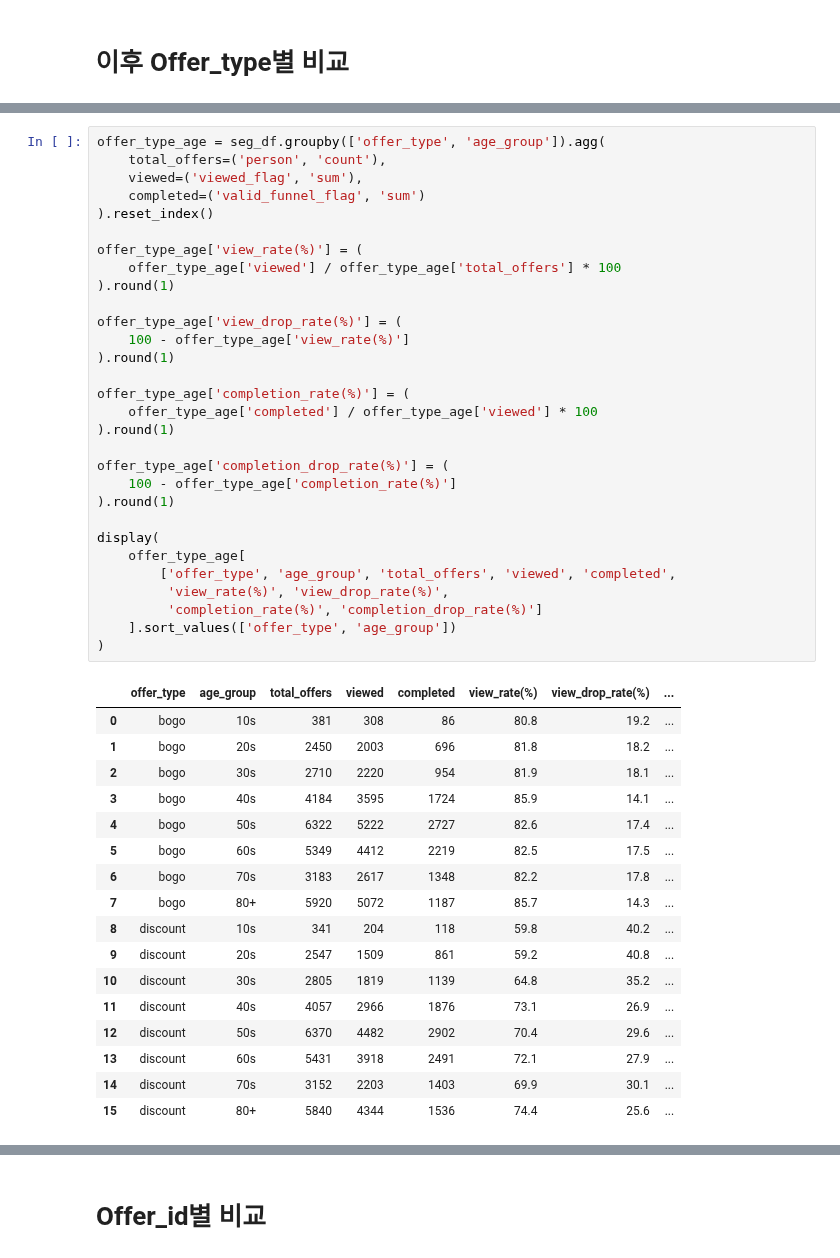
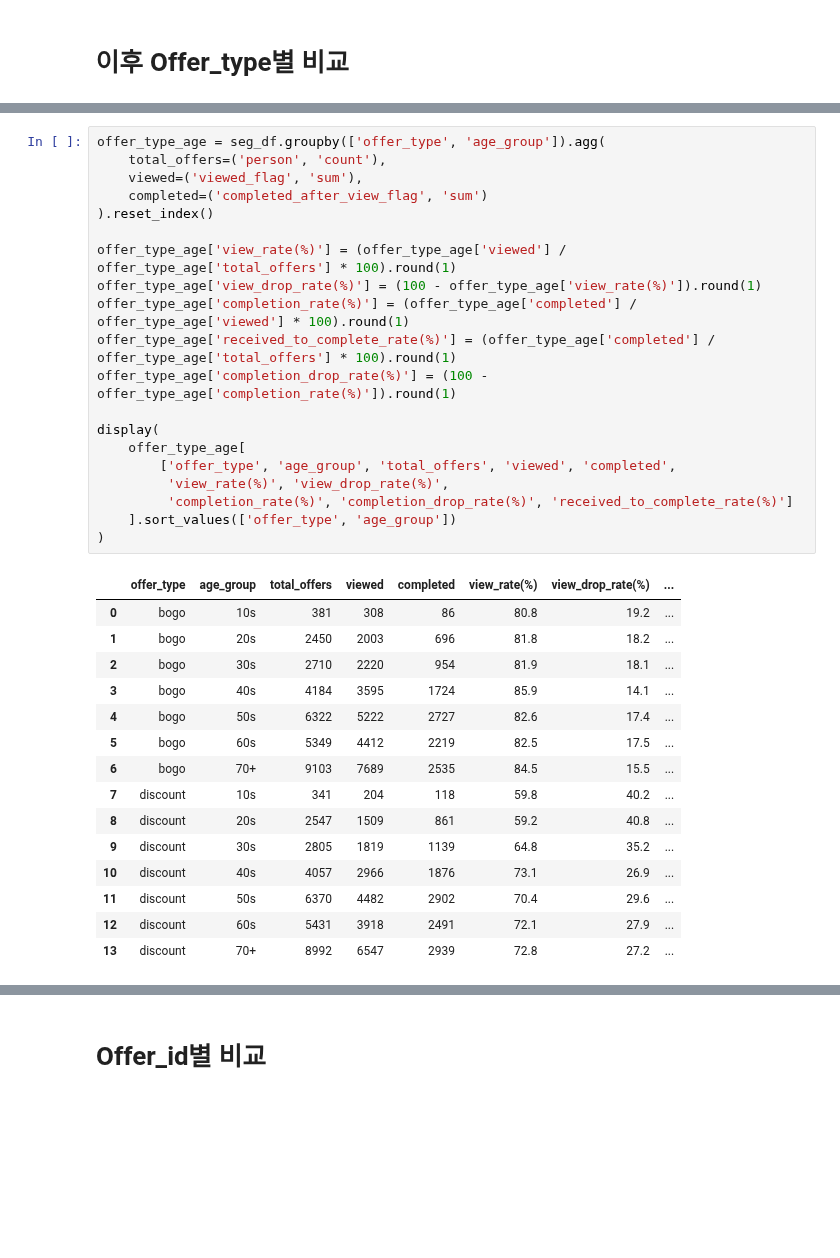
Before and after one commit to yoohengu/marketing_starbucks, a Jupyter notebook: khw/04_3_UK_bogo_dis_seg_cus.ipynb, the cells around one changed output, grey strips where cells are left out. Cells and saved outputs as stored; diff of their text form; blank space fills up the shorter version.

```diff
--- a/khw/04_3_UK_bogo_dis_seg_cus.ipynb
+++ b/khw/04_3_UK_bogo_dis_seg_cus.ipynb
@@ -270,51 +214,39 @@ display(
 # %%
 offer_type_age = seg_df.groupby(['offer_type', 'age_group']).agg(
     total_offers=('person', 'count'),
     viewed=('viewed_flag', 'sum'),
-    completed=('valid_funnel_flag', 'sum')
+    completed=('completed_after_view_flag', 'sum')
 ).reset_index()
 
-offer_type_age['view_rate(%)'] = (
-    offer_type_age['viewed'] / offer_type_age['total_offers'] * 100
-).round(1)
-
-offer_type_age['view_drop_rate(%)'] = (
-    100 - offer_type_age['view_rate(%)']
-).round(1)
-
-offer_type_age['completion_rate(%)'] = (
-    offer_type_age['completed'] / offer_type_age['viewed'] * 100
-).round(1)
-
-offer_type_age['completion_drop_rate(%)'] = (
-    100 - offer_type_age['completion_rate(%)']
-).round(1)
+offer_type_age['view_rate(%)'] = (offer_type_age['viewed'] / offer_type_age['total_offers'] * 100).round(1)
+offer_type_age['view_drop_rate(%)'] = (100 - offer_type_age['view_rate(%)']).round(1)
+offer_type_age['completion_rate(%)'] = (offer_type_age['completed'] / offer_type_age['viewed'] * 100).round(1)
+offer_type_age['received_to_complete_rate(%)'] = (offer_type_age['completed'] / offer_type_age['total_offers'] * 100).round(1)
+offer_type_age['completion_drop_rate(%)'] = (100 - offer_type_age['completion_rate(%)']).round(1)
 
 display(
     offer_type_age[
         ['offer_type', 'age_group', 'total_offers', 'viewed', 'completed',
          'view_rate(%)', 'view_drop_rate(%)',
-         'completion_rate(%)', 'completion_drop_rate(%)']
+         'completion_rate(%)', 'completion_drop_rate(%)', 'received_to_complete_rate(%)']
     ].sort_values(['offer_type', 'age_group'])
 )
 # %% [output]
 |  | offer_type | age_group | total_offers | viewed | completed | view_rate(%) | view_drop_rate(%) | ... |
 | 0 | bogo | 10s | 381 | 308 | 86 | 80.8 | 19.2 | ... |
 | 1 | bogo | 20s | 2450 | 2003 | 696 | 81.8 | 18.2 | ... |
 | 2 | bogo | 30s | 2710 | 2220 | 954 | 81.9 | 18.1 | ... |
 | 3 | bogo | 40s | 4184 | 3595 | 1724 | 85.9 | 14.1 | ... |
 | 4 | bogo | 50s | 6322 | 5222 | 2727 | 82.6 | 17.4 | ... |
 | 5 | bogo | 60s | 5349 | 4412 | 2219 | 82.5 | 17.5 | ... |
-| 6 | bogo | 70s | 3183 | 2617 | 1348 | 82.2 | 17.8 | ... |
-| 7 | bogo | 80+ | 5920 | 5072 | 1187 | 85.7 | 14.3 | ... |
-| 8 | discount | 10s | 341 | 204 | 118 | 59.8 | 40.2 | ... |
-| 9 | discount | 20s | 2547 | 1509 | 861 | 59.2 | 40.8 | ... |
-| 10 | discount | 30s | 2805 | 1819 | 1139 | 64.8 | 35.2 | ... |
-| 11 | discount | 40s | 4057 | 2966 | 1876 | 73.1 | 26.9 | ... |
-| 12 | discount | 50s | 6370 | 4482 | 2902 | 70.4 | 29.6 | ... |
-| 13 | discount | 60s | 5431 | 3918 | 2491 | 72.1 | 27.9 | ... |
-| 14 | discount | 70s | 3152 | 2203 | 1403 | 69.9 | 30.1 | ... |
-| 15 | discount | 80+ | 5840 | 4344 | 1536 | 74.4 | 25.6 | ... |
+| 6 | bogo | 70+ | 9103 | 7689 | 2535 | 84.5 | 15.5 | ... |
+| 7 | discount | 10s | 341 | 204 | 118 | 59.8 | 40.2 | ... |
+| 8 | discount | 20s | 2547 | 1509 | 861 | 59.2 | 40.8 | ... |
+| 9 | discount | 30s | 2805 | 1819 | 1139 | 64.8 | 35.2 | ... |
+| 10 | discount | 40s | 4057 | 2966 | 1876 | 73.1 | 26.9 | ... |
+| 11 | discount | 50s | 6370 | 4482 | 2902 | 70.4 | 29.6 | ... |
+| 12 | discount | 60s | 5431 | 3918 | 2491 | 72.1 | 27.9 | ... |
+| 13 | discount | 70+ | 8992 | 6547 | 2939 | 72.8 | 27.2 | ... |
 # %%
 offer_type_income = seg_df.groupby(['offer_type', 'income_group']).agg(
     total_offers=('person', 'count'),
```
Also changed, not shown: parts of 21 cells of this notebook.
